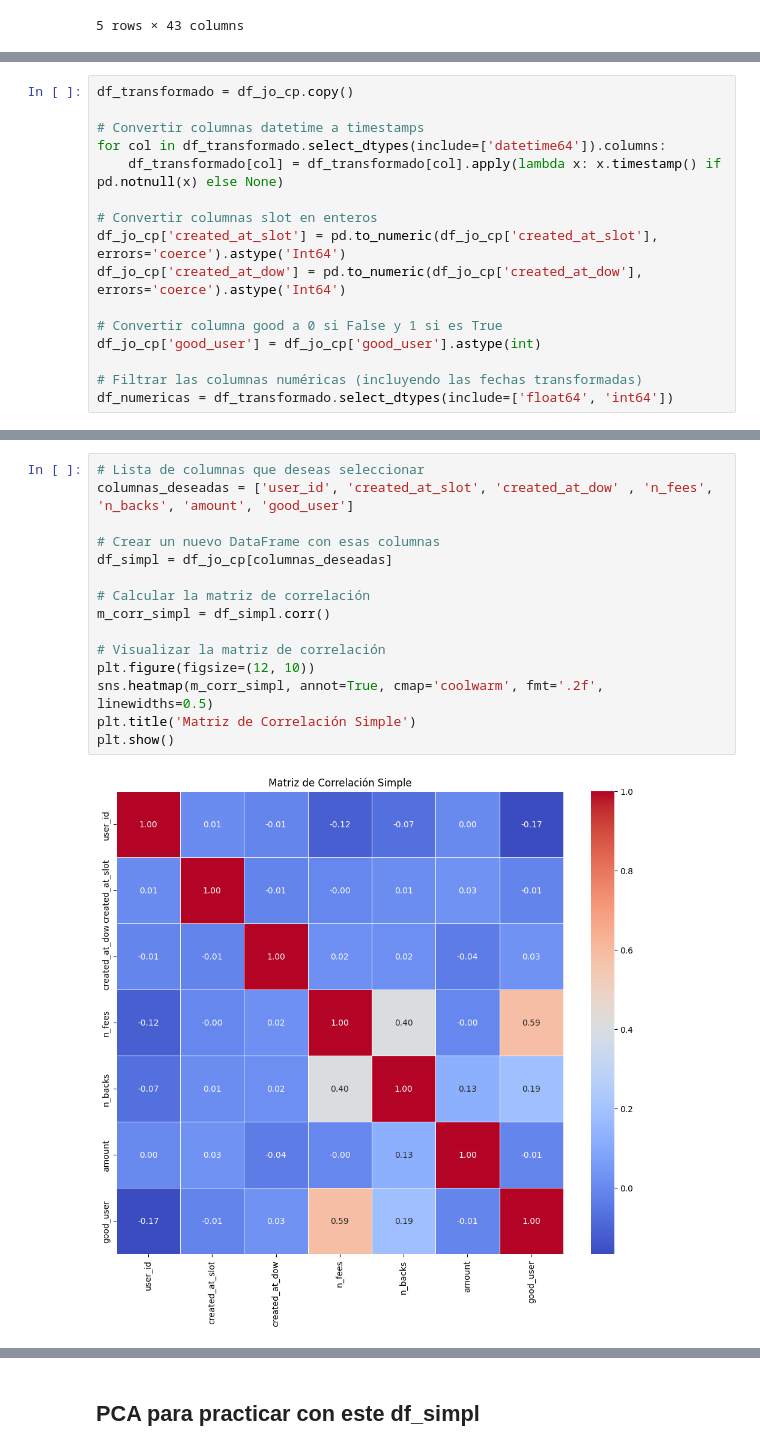
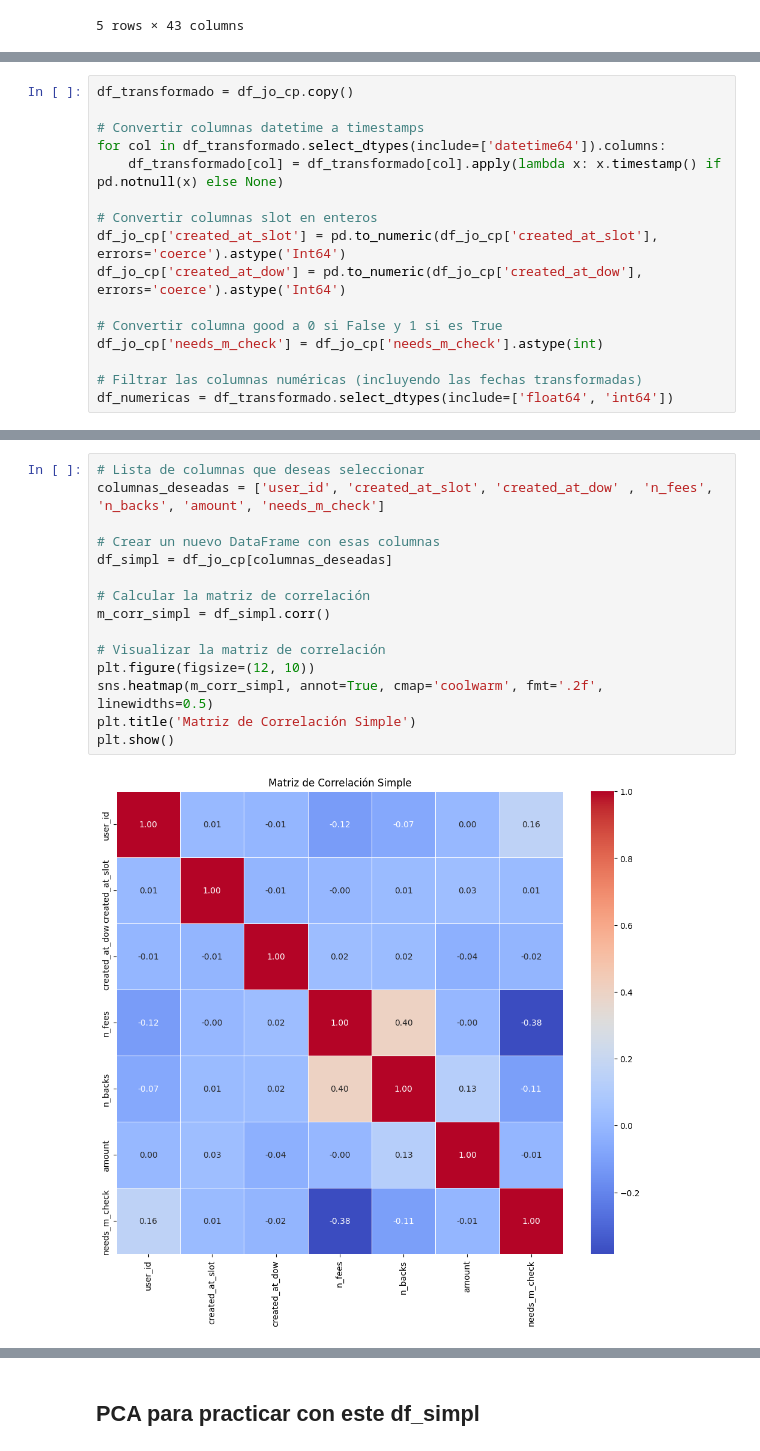
Before and after one commit to Data-Science-Pasta-Loca/ProyectoPastaLoca2, a Jupyter notebook: Alba/modelo.ipynb, the cells around one changed output, grey strips where cells are left out. Saved outputs shown, nothing was run; the diff lists cells and outputs as text.

Commit message:
cambios manual check y pruebas modelo

```diff
--- a/Alba/modelo.ipynb
+++ b/Alba/modelo.ipynb
@@ -82,7 +82,7 @@ df_jo_cp['created_at_slot'] = pd.to_numeric(df_jo_cp['created_at_slot'], errors=
 df_jo_cp['created_at_dow'] = pd.to_numeric(df_jo_cp['created_at_dow'], errors='coerce').astype('Int64')
 
 # Convertir columna good a 0 si False y 1 si es True
-df_jo_cp['good_user'] = df_jo_cp['good_user'].astype(int)
+df_jo_cp['needs_m_check'] = df_jo_cp['needs_m_check'].astype(int)
 
 # Filtrar las columnas numéricas (incluyendo las fechas transformadas)
 df_numericas = df_transformado.select_dtypes(include=['float64', 'int64'])
@@ -100,19 +100,19 @@ plt.show()
 # %%
 # Lista de columnas que deseas seleccionar
-columnas_deseadas = ['user_id', 'created_at_slot', 'created_at_dow' , 'n_fees', 'n_backs', 'amount', 'good_user']
+columnas_deseadas = ['user_id', 'created_at_slot', 'created_at_dow' , 'n_fees', 'n_backs', 'amount', 'needs_m_check']
 
 # Crear un nuevo DataFrame con esas columnas
 df_simpl = df_jo_cp[columnas_deseadas]
 
 # Calcular la matriz de correlación
 m_corr_simpl = df_simpl.corr()
 
 # Visualizar la matriz de correlación
 plt.figure(figsize=(12, 10))
 sns.heatmap(m_corr_simpl, annot=True, cmap='coolwarm', fmt='.2f', linewidths=0.5)
 plt.title('Matriz de Correlación Simple')
 plt.show()
 # %% [output]
-[figure, old version]
+[figure, new version]
 # %%
 # Visualización de la relación entre variables de 2 a 2
```
Also changed, not shown: parts of 16 cells of this notebook, 1 other file.
